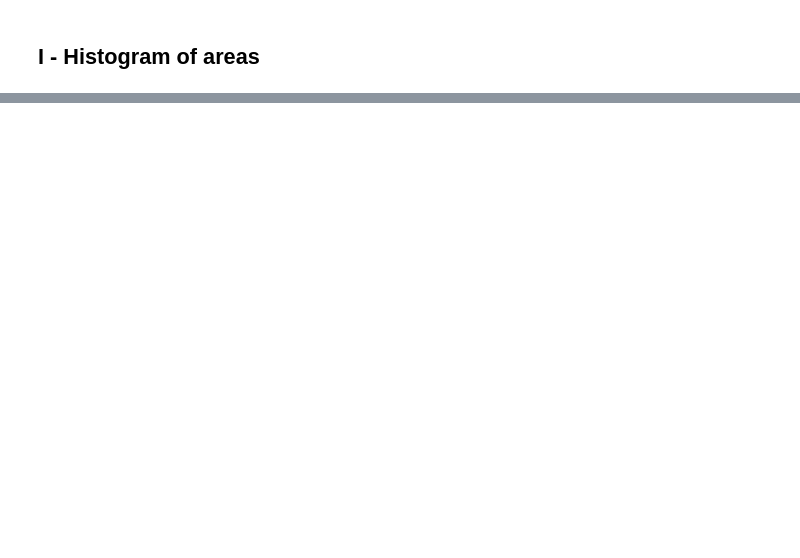
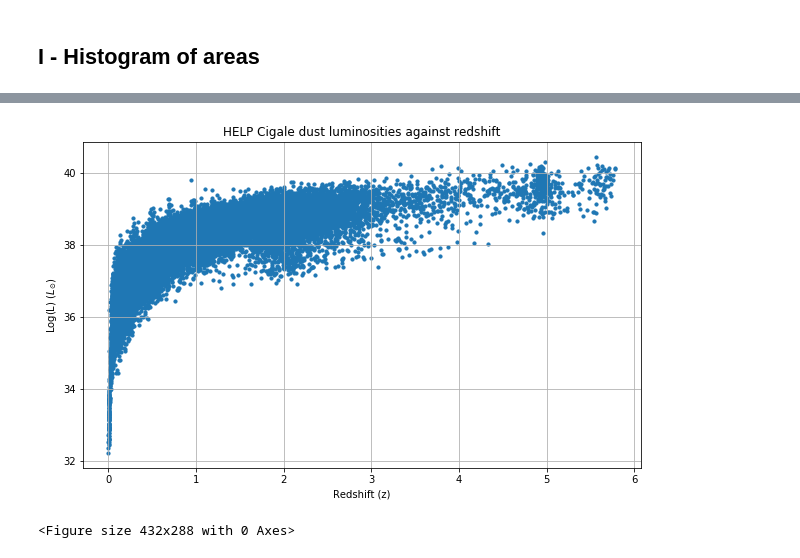
Before and after one commit to raphaelshirley/LuminosityFunction, a Jupyter notebook: 3_servs_lf.ipynb, the cells around one changed output, grey strips where cells are left out. Cells and saved outputs as stored; diff of their text form; code cells hidden in the pictures; blank space fills up the shorter version.

```diff
--- a/3_servs_lf.ipynb
+++ b/3_servs_lf.ipynb
@@ -187,0 +64,12 @@ Vmax.write("data/vmax_ELAIS-N1.fits", overwrite=True)
+# %%
+#Made a small subcat with:
+#stilts tpipe cmd='keepcols "help_id ra dec f_irac_i1 f_irac_i2 f_irac_i3 f_irac_i4 f_mips_24
+#flag_optnir_det redshift cigale_dustlumin"' ELAIS-N1_20171016.fits omode=out out=cut_for_lf.fits
+catalogue = Table.read(DMU_DIR + 'dmu32/dmu32_ELAIS-N1/data/'
+                       +'cut_for_lf.fits')['help_id',
+                                           'ra',
+                                           'dec',
+                                           'f_irac_i1',
+                                           'f_mips_24',
+                                           'redshift',
+                                           'cigale_dustlumin'] #ELAIS-N1_20171016.fits
@@ -187,0 +78,12 @@ Vmax.write("data/vmax_ELAIS-N1.fits", overwrite=True)
+# %%
+plt.figure(figsize=(10,6))
+plt.scatter(catalogue['redshift'],np.log10(catalogue['cigale_dustlumin']), s = 10)
+plt.title('HELP Cigale dust luminosities against redshift')
+plt.xlabel('Redshift (z)')
+plt.ylabel('Log(L) ($L_{\odot}$)')
+plt.grid()
+plt.show()
+plt.savefig('Luminosity_vs_redshift.png')
+# %% [output]
+[figure, added]
+<Figure size 432x288 with 0 Axes>
```
Also changed, not shown: parts of 62 cells of this notebook, 2 other files.
